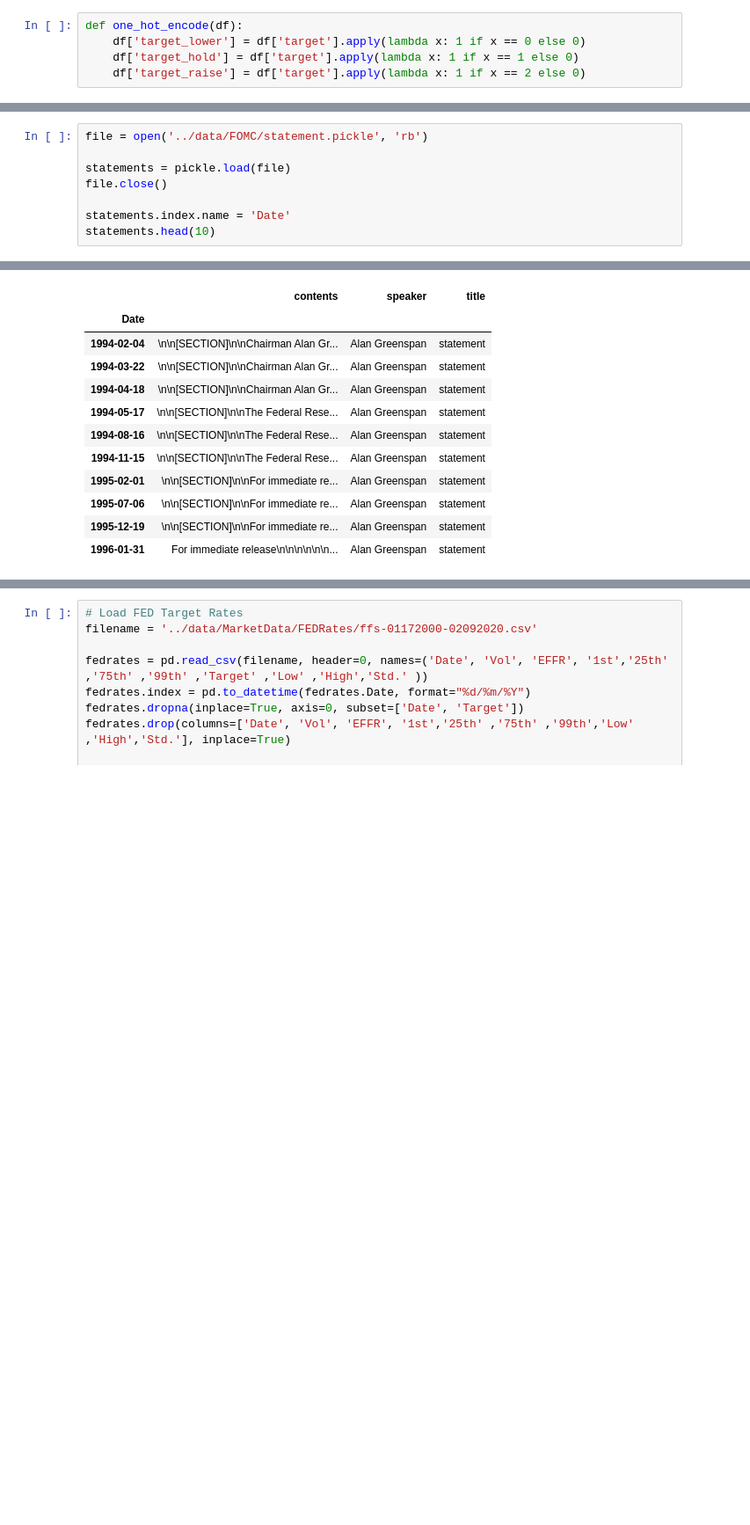
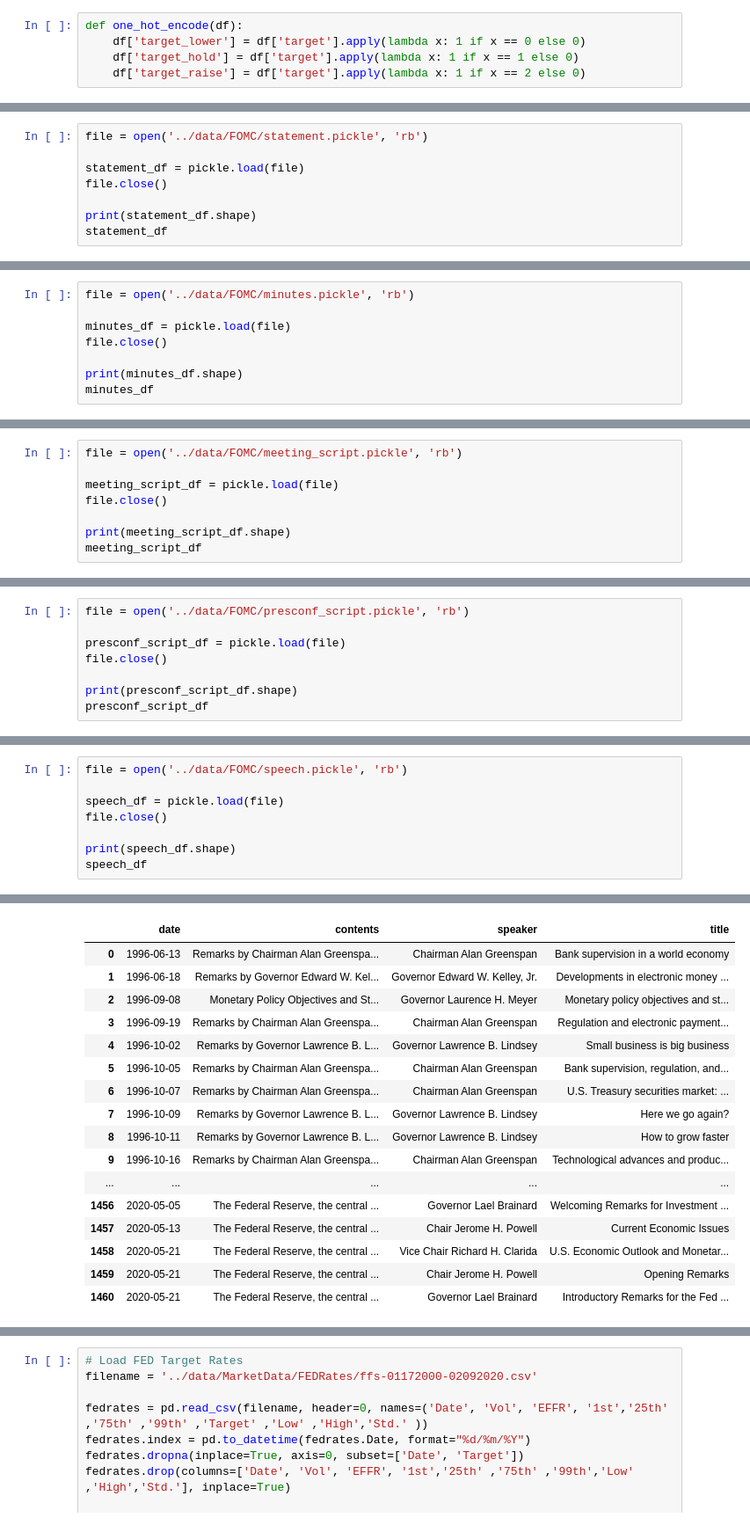
Before and after one commit to yukit-k/centralbank_analysis, a Jupyter notebook: src/FOMC_Analysis_Preprocess.ipynb, the cells around one changed output, grey strips where cells are left out. Shown at 88% size. Drawn from its saved outputs; the diff is of its cells as text; blank space fills up the shorter version.

Commit message:
wip: Processing more market data

```diff
--- a/src/FOMC_Analysis_Preprocess.ipynb
+++ b/src/FOMC_Analysis_Preprocess.ipynb
@@ -158,0 +157,8 @@ def one_hot_encode(df):
+# %%
+file = open('../data/FOMC/statement.pickle', 'rb')
+
+statement_df = pickle.load(file)
+file.close()
+
+print(statement_df.shape)
+statement_df
@@ -158,0 +208,8 @@ def one_hot_encode(df):
+# %%
+file = open('../data/FOMC/minutes.pickle', 'rb')
+
+minutes_df = pickle.load(file)
+file.close()
+
+print(minutes_df.shape)
+minutes_df
@@ -158,0 +259,8 @@ def one_hot_encode(df):
+# %%
+file = open('../data/FOMC/meeting_script.pickle', 'rb')
+
+meeting_script_df = pickle.load(file)
+file.close()
+
+print(meeting_script_df.shape)
+meeting_script_df
@@ -158,0 +310,8 @@ def one_hot_encode(df):
+# %%
+file = open('../data/FOMC/presconf_script.pickle', 'rb')
+
+presconf_script_df = pickle.load(file)
+file.close()
+
+print(presconf_script_df.shape)
+presconf_script_df
@@ -161,9 +361,9 @@ def one_hot_encode(df):
 # %%
-file = open('../data/FOMC/statement.pickle', 'rb')
+file = open('../data/FOMC/speech.pickle', 'rb')
 
-statements = pickle.load(file)
+speech_df = pickle.load(file)
 file.close()
 
-statements.index.name = 'Date'
-statements.head(10)
+print(speech_df.shape)
+speech_df
 # %% [output]
@@ -170,12 +371,17 @@ statements.head(10)
-|  | contents | speaker | title |
-| Date |  |  |  |
-| 1994-02-04 | \n\n[SECTION]\n\nChairman Alan Gr... | Alan Greenspan | statement |
-| 1994-03-22 | \n\n[SECTION]\n\nChairman Alan Gr... | Alan Greenspan | statement |
-| 1994-04-18 | \n\n[SECTION]\n\nChairman Alan Gr... | Alan Greenspan | statement |
-| 1994-05-17 | \n\n[SECTION]\n\nThe Federal Rese... | Alan Greenspan | statement |
-| 1994-08-16 | \n\n[SECTION]\n\nThe Federal Rese... | Alan Greenspan | statement |
-| 1994-11-15 | \n\n[SECTION]\n\nThe Federal Rese... | Alan Greenspan | statement |
-| 1995-02-01 | \n\n[SECTION]\n\nFor immediate re... | Alan Greenspan | statement |
-| 1995-07-06 | \n\n[SECTION]\n\nFor immediate re... | Alan Greenspan | statement |
-| 1995-12-19 | \n\n[SECTION]\n\nFor immediate re... | Alan Greenspan | statement |
-| 1996-01-31 | For immediate release\n\n\n\n\n\n... | Alan Greenspan | statement |
+|  | date | contents | speaker | title |
+| 0 | 1996-06-13 | Remarks by Chairman Alan Greenspa... | Chairman Alan Greenspan | Bank supervision in a world economy |
+| 1 | 1996-06-18 | Remarks by Governor Edward W. Kel... | Governor Edward W. Kelley, Jr. | Developments in electronic money ... |
+| 2 | 1996-09-08 | Monetary Policy Objectives and St... | Governor Laurence H. Meyer | Monetary policy objectives and st... |
+| 3 | 1996-09-19 | Remarks by Chairman Alan Greenspa... | Chairman Alan Greenspan | Regulation and electronic payment... |
+| 4 | 1996-10-02 | Remarks by Governor Lawrence B. L... | Governor Lawrence B. Lindsey | Small business is big business |
+| 5 | 1996-10-05 | Remarks by Chairman Alan Greenspa... | Chairman Alan Greenspan | Bank supervision, regulation, and... |
+| 6 | 1996-10-07 | Remarks by Chairman Alan Greenspa... | Chairman Alan Greenspan | U.S. Treasury securities market: ... |
+| 7 | 1996-10-09 | Remarks by Governor Lawrence B. L... | Governor Lawrence B. Lindsey | Here we go again? |
+| 8 | 1996-10-11 | Remarks by Governor Lawrence B. L... | Governor Lawrence B. Lindsey | How to grow faster |
+| 9 | 1996-10-16 | Remarks by Chairman Alan Greenspa... | Chairman Alan Greenspan | Technological advances and produc... |
+| ... | ... | ... | ... | ... |
+| 1456 | 2020-05-05 | The Federal Reserve, the central ... | Governor Lael Brainard | Welcoming Remarks for Investment ... |
+| 1457 | 2020-05-13 | The Federal Reserve, the central ... | Chair Jerome H. Powell | Current Economic Issues |
+| 1458 | 2020-05-21 | The Federal Reserve, the central ... | Vice Chair Richard H. Clarida | U.S. Economic Outlook and Monetar... |
+| 1459 | 2020-05-21 | The Federal Reserve, the central ... | Chair Jerome H. Powell | Opening Remarks |
+| 1460 | 2020-05-21 | The Federal Reserve, the central ... | Governor Lael Brainard | Introductory Remarks for the Fed ... |
```
Also changed, not shown: parts of 64 cells of this notebook.
